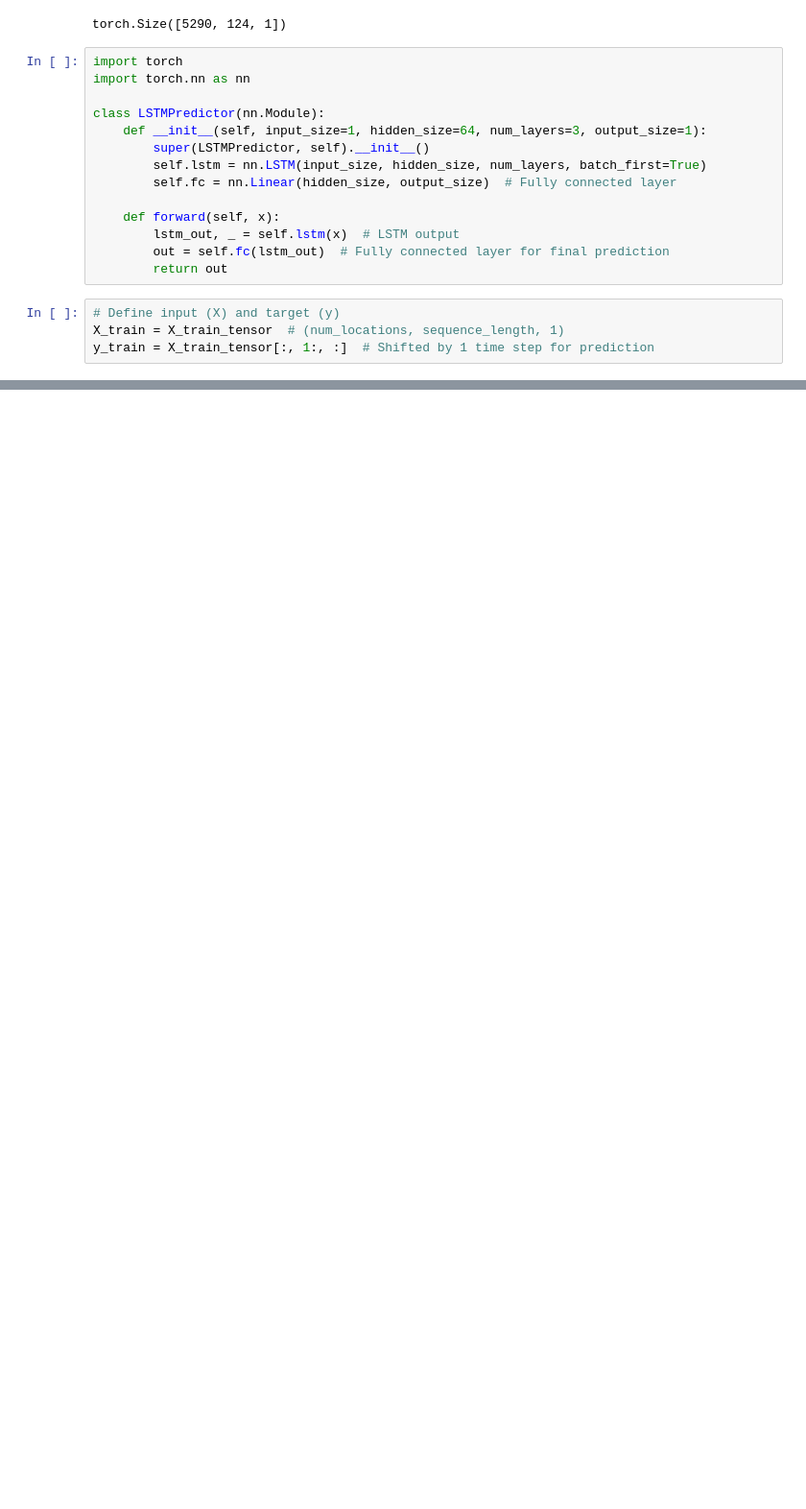
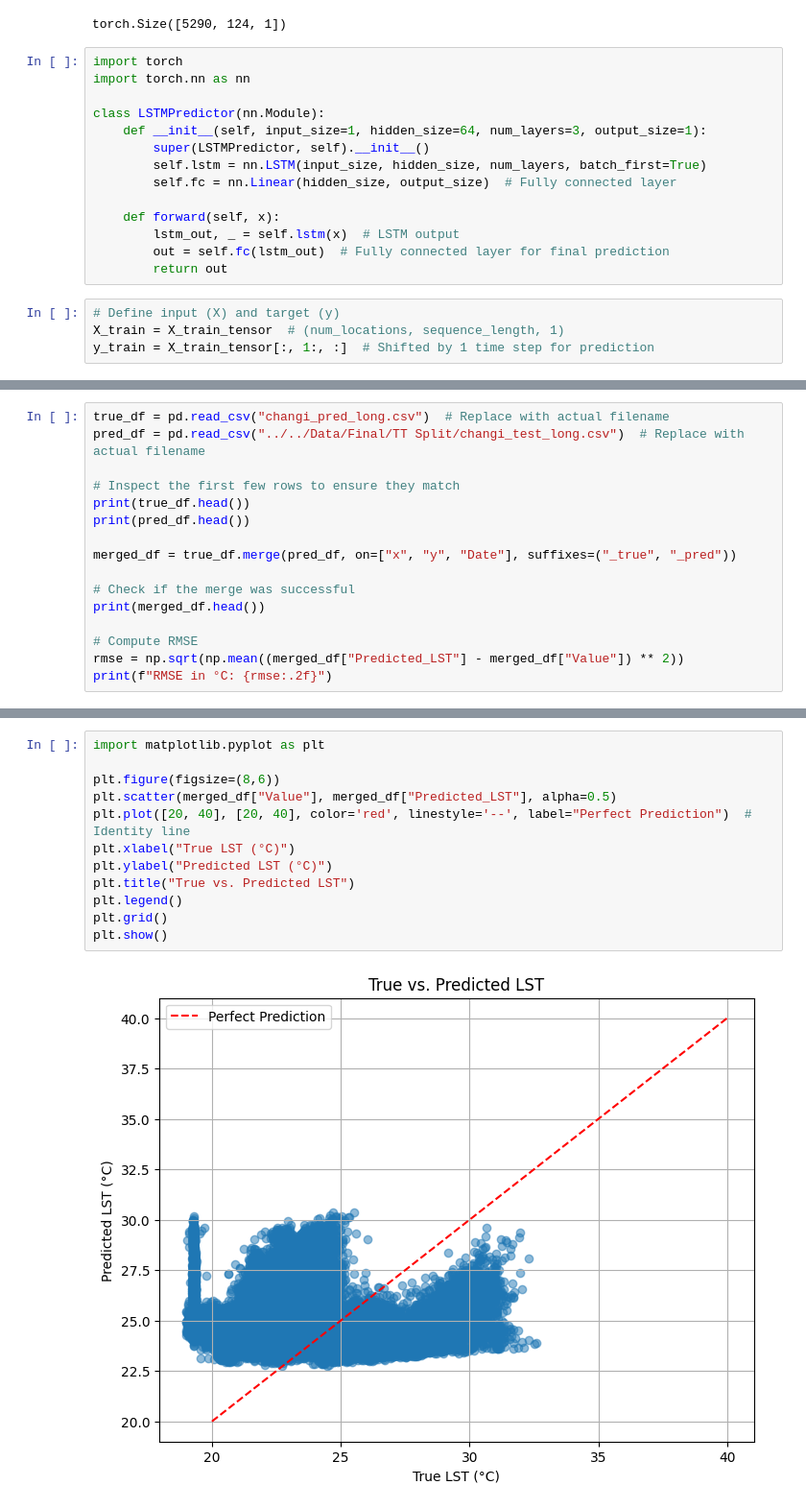
Before and after one commit to ataraxiart/ST5188, a Jupyter notebook: Code/LSTMs/LSTM without sliding window.ipynb, the cells around one changed output, grey strips where cells are left out. Shown: that part at 96% size. Drawn from its saved outputs; the diff is of its cells as text; blank space fills up the shorter version.

Commit message:
LSTMs without sliding approach (predictions for changi)

```diff
--- a/Code/LSTMs/LSTM without sliding window.ipynb
+++ b/Code/LSTMs/LSTM without sliding window.ipynb
@@ -148,0 +119,16 @@ TypeError: new(): invalid data type 'str'
+# %%
+true_df = pd.read_csv("changi_pred_long.csv")  # Replace with actual filename
+pred_df = pd.read_csv("../../Data/Final/TT Split/changi_test_long.csv")  # Replace with actual filename
+
+# Inspect the first few rows to ensure they match
+print(true_df.head())
+print(pred_df.head())
+
+merged_df = true_df.merge(pred_df, on=["x", "y", "Date"], suffixes=("_true", "_pred"))
+
+# Check if the merge was successful
+print(merged_df.head())
+
+# Compute RMSE
+rmse = np.sqrt(np.mean((merged_df["Predicted_LST"] - merged_df["Value"]) ** 2))
+print(f"RMSE in °C: {rmse:.2f}")
@@ -148,0 +155,14 @@ TypeError: new(): invalid data type 'str'
+# %%
+import matplotlib.pyplot as plt
+
+plt.figure(figsize=(8,6))
+plt.scatter(merged_df["Value"], merged_df["Predicted_LST"], alpha=0.5)
+plt.plot([20, 40], [20, 40], color='red', linestyle='--', label="Perfect Prediction")  # Identity line
+plt.xlabel("True LST (°C)")
+plt.ylabel("Predicted LST (°C)")
+plt.title("True vs. Predicted LST")
+plt.legend()
+plt.grid()
+plt.show()
+# %% [output]
+[figure, added]
```
Also changed, not shown: parts of 6 cells of this notebook, 1 other file.
